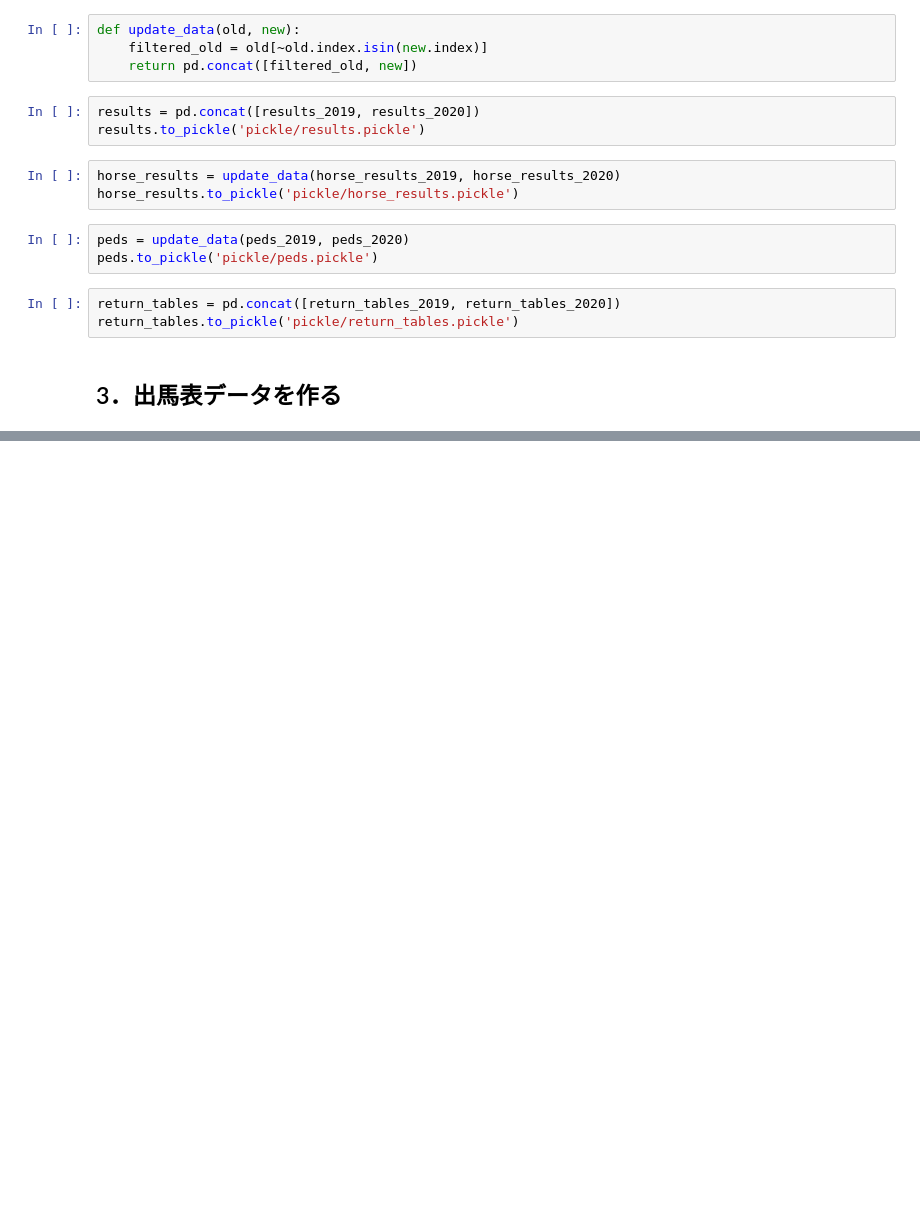
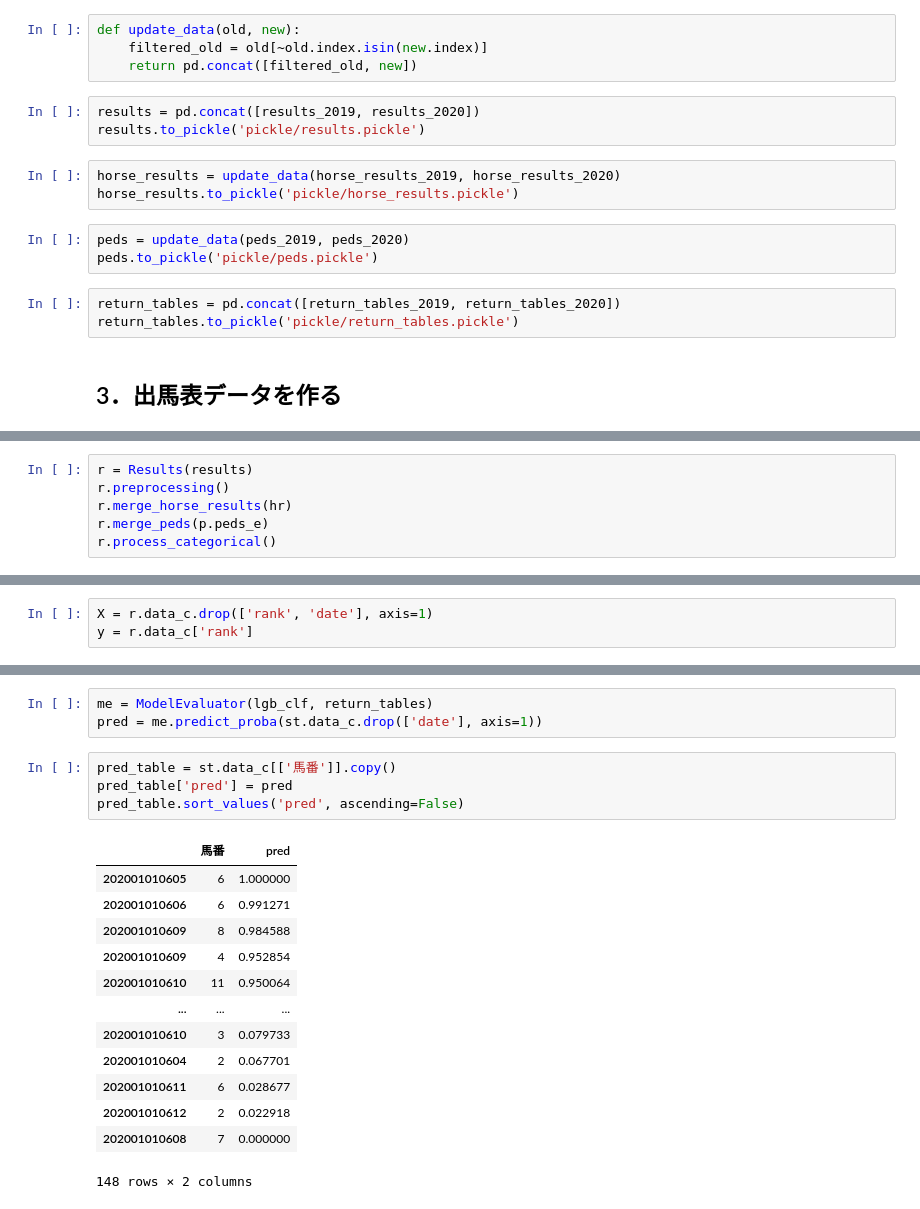
Before and after one commit to Yu134y/Python, a Jupyter notebook: jupyterlab/keiba/predict_horse_racing2.ipynb, the cells around one changed output, grey strips where cells are left out. Cells and saved outputs as stored; diff of their text form; blank space fills up the shorter version.

Commit message:
add:predict file

```diff
--- a/jupyterlab/keiba/predict_horse_racing2.ipynb
+++ b/jupyterlab/keiba/predict_horse_racing2.ipynb
@@ -1013 +1107,7 @@ class ShutubaTable:
+# %%
+r = Results(results)
+r.preprocessing()
+r.merge_horse_results(hr)
+r.merge_peds(p.peds_e)
+r.process_categorical()
 # %%
@@ -1044,0 +1121,3 @@ st.shutuba_tables_c
+# %%
+X = r.data_c.drop(['rank', 'date'], axis=1)
+y = r.data_c['rank']
@@ -1044,0 +1136,21 @@ st.shutuba_tables_c
+# %%
+me = ModelEvaluator(lgb_clf, return_tables)
+pred = me.predict_proba(st.data_c.drop(['date'], axis=1))
+# %%
+pred_table = st.data_c[['馬番']].copy()
+pred_table['pred'] = pred
+pred_table.sort_values('pred', ascending=False)
+# %% [output]
+|  | 馬番 | pred |
+| 202001010605 | 6 | 1.000000 |
+| 202001010606 | 6 | 0.991271 |
+| 202001010609 | 8 | 0.984588 |
+| 202001010609 | 4 | 0.952854 |
+| 202001010610 | 11 | 0.950064 |
+| ... | ... | ... |
+| 202001010610 | 3 | 0.079733 |
+| 202001010604 | 2 | 0.067701 |
+| 202001010611 | 6 | 0.028677 |
+| 202001010612 | 2 | 0.022918 |
+| 202001010608 | 7 | 0.000000 |
+148 rows × 2 columns
```
Also changed, not shown: parts of 19 cells of this notebook.
